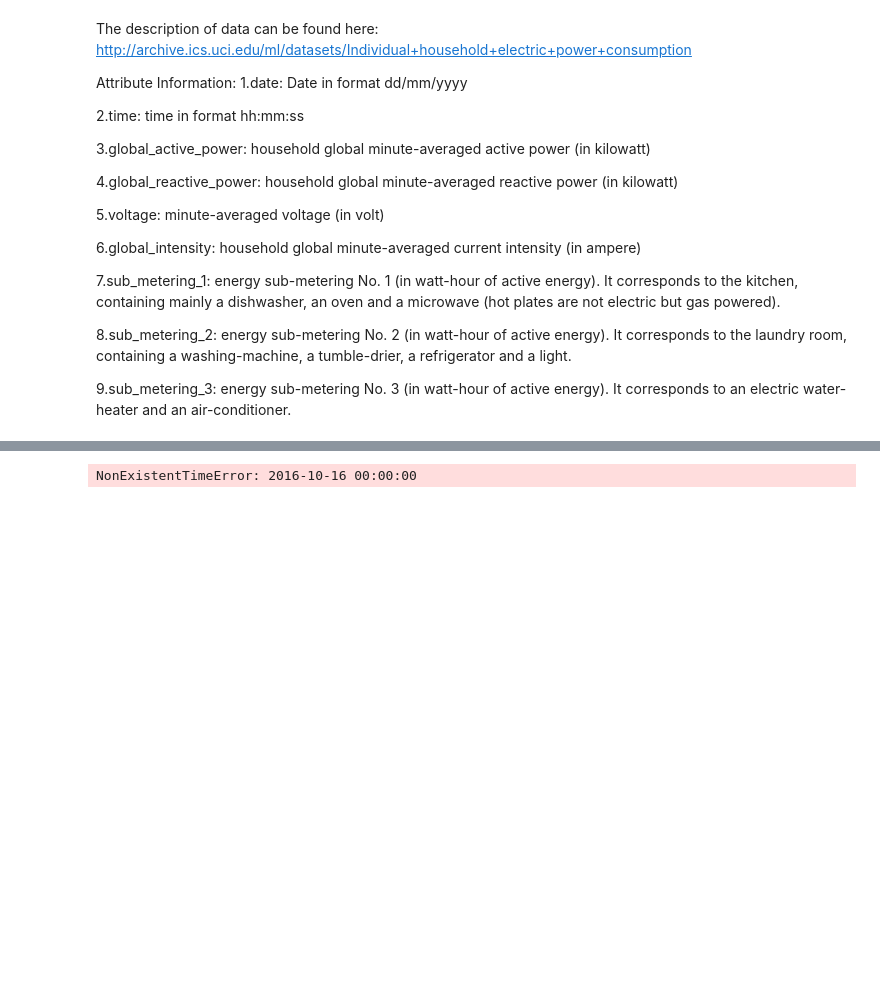
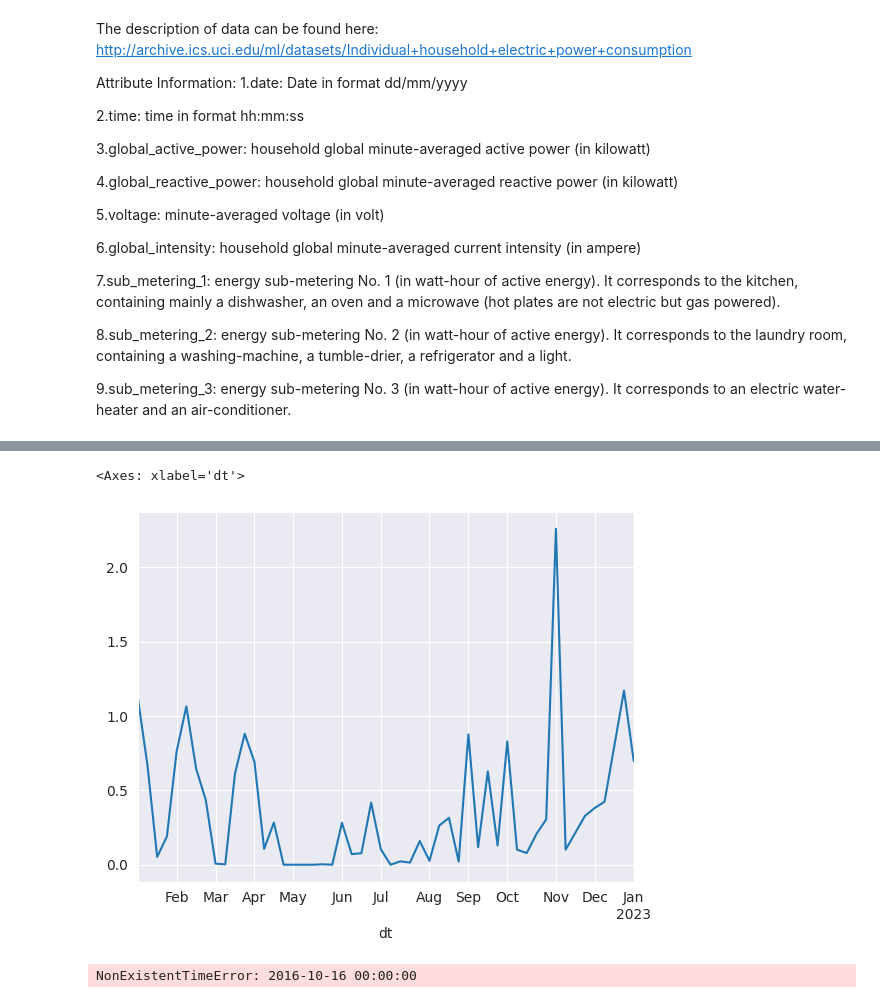
Before and after one commit to Patrick448/time-series-analysis, a Jupyter notebook: Notebooks/adapted-time-series-data-analysis-using-lstm-tutorial.ipynb, the cells around one changed output, grey strips where cells are left out. Saved outputs shown, nothing was run; the diff lists cells and outputs as text; code cells hidden in the pictures; blank space fills up the shorter version.

Commit message:
agrega dados de precipitação de alguns anos e une aos preços

```diff
--- a/Notebooks/adapted-time-series-data-analysis-using-lstm-tutorial.ipynb
+++ b/Notebooks/adapted-time-series-data-analysis-using-lstm-tutorial.ipynb
@@ -196,0 +89,9 @@ df.isnull().sum()
+# %%
+weather_df = pd.read_csv('../input/INMET_SE_RJ_A618_TERESOPOLIS-PARQUE NACIONAL_01-01-2022_A_31-12-2022.CSV', sep=';',parse_dates={'dt': ['Data', 'Hora UTC']}, low_memory=False, decimal=',', na_values=['nan','?'], index_col='dt',skiprows=8, encoding='ISO-8859-1')
+
+weather_df.index = weather_df.index.tz_convert("America/Sao_Paulo")
+
+#weather_df = weather_df[weather_df.index >= '2022-01-07']
+weather_weekly_df = pd.DataFrame(weather_df[ 'PRECIPITAÇÃO TOTAL, HORÁRIO (mm)'].resample('W').mean())
+weather_weekly_df['week'] = weather_weekly_df.index.isocalendar().week
+weather_weekly_df
@@ -197,3 +118,8 @@ df.isnull().sum()
+# %%
+weather_weekly_df[weather_weekly_df.index >= '2022-01-07']['PRECIPITAÇÃO TOTAL, HORÁRIO (mm)'].plot()
+# %% [output]
+<Axes: xlabel='dt'>
+[figure, added]
 # %%
 
 filtered_alface_crespa_roca.Preco_unitario.resample('W').mean().plot(title='Média Preço unitário x Semana', color='red')
```
Also changed, not shown: parts of 38 cells of this notebook, 1 other file.
